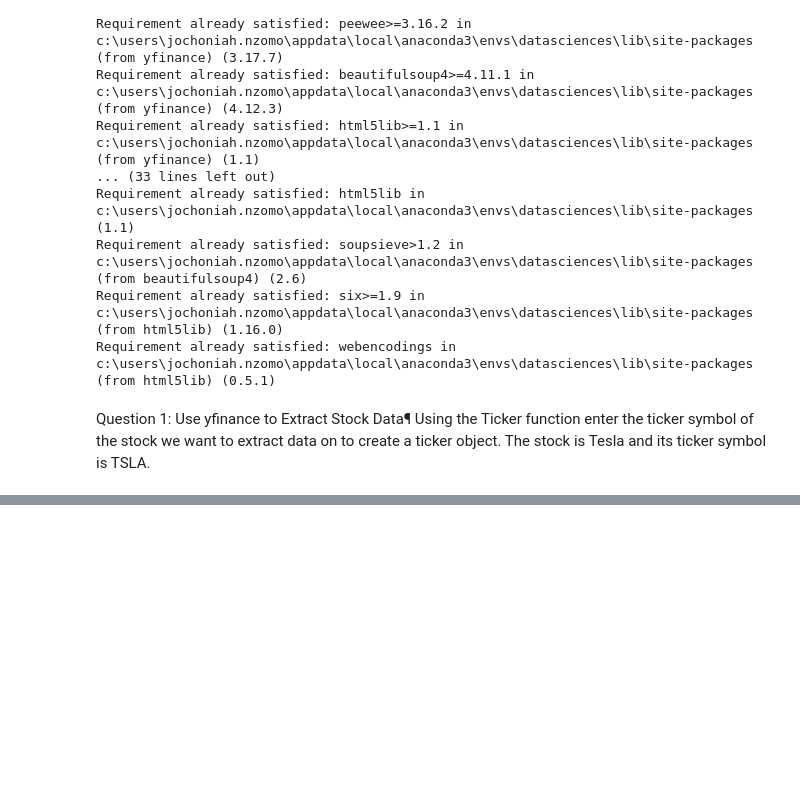
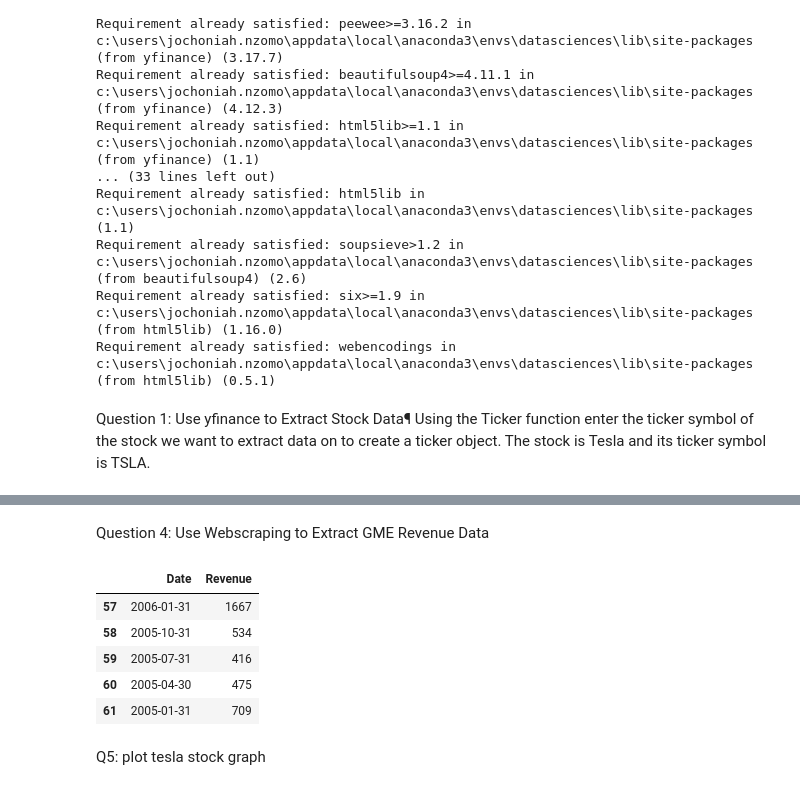
Before and after one commit to Jochoniah/Analyzing-Historical-Stock-Revenue-Data-and-Building-a-Dashboard, a Jupyter notebook: python project.ipynb, the cells around one changed output, grey strips where cells are left out. Drawn from its saved outputs; the diff is of its cells as text; code cells hidden in the pictures; blank space fills up the shorter version.

```diff
--- a/python project.ipynb
+++ b/python project.ipynb
@@ -376,0 +116,41 @@ SyntaxError: invalid syntax (2523320663.py, line 36)
+# %% [markdown]
+Question 4: Use Webscraping to Extract GME Revenue Data
+# %%
+# Define the URL for GME revenue data
+r2 = requests.get("https://cf-courses-data.s3.us.cloud-object-storage.appdomain.cloud/IBMDeveloperSkillsNetwork-PY0220EN-SkillsNetwork/labs/project/stock.html")
+r2
+
+# Parse the HTML data using beautiful_soup.
+html_data2 = BeautifulSoup(r2.text, "html.parser")
+html_data2
+df2 =pd.read_html(r2.text)
+df2
+len(df2)
+df2[1]
+gme_revenue = df2[1]
+gme_revenue.columns
+# rename columns, (GameStop Quarterly Revenue (Millions of US $)) to date
+gme_revenue.rename(columns={"GameStop Quarterly Revenue (Millions of US $)": "Date"}, inplace=True)
+# rename columns, (GameStop Quarterly Revenue (Millions of US $)) to Revenue
+gme_revenue.rename(columns={"GameStop Quarterly Revenue (Millions of US $).1": "Revenue"}, inplace=True)
+gme_revenue.head()
+# replace the $ and , in the Revenue column with an empty string
+gme_revenue["Revenue"] = gme_revenue['Revenue'].str.replace('$','')
+gme_revenue["Revenue"] = gme_revenue['Revenue'].str.replace(',','')
+gme_revenue.head()
+
+# check the data types
+gme_revenue.dtypes
+# convert date column to datetime
+gme_revenue["Date"] = pd.to_datetime(gme_revenue["Date"])
+gme_revenue.dtypes
+gme_revenue.tail()
+# %% [output]
+|  | Date | Revenue |
+| 57 | 2006-01-31 | 1667 |
+| 58 | 2005-10-31 | 534 |
+| 59 | 2005-07-31 | 416 |
+| 60 | 2005-04-30 | 475 |
+| 61 | 2005-01-31 | 709 |
+# %% [markdown]
+Q5: plot tesla stock graph
```
Also changed, not shown: parts of 23 cells of this notebook.
